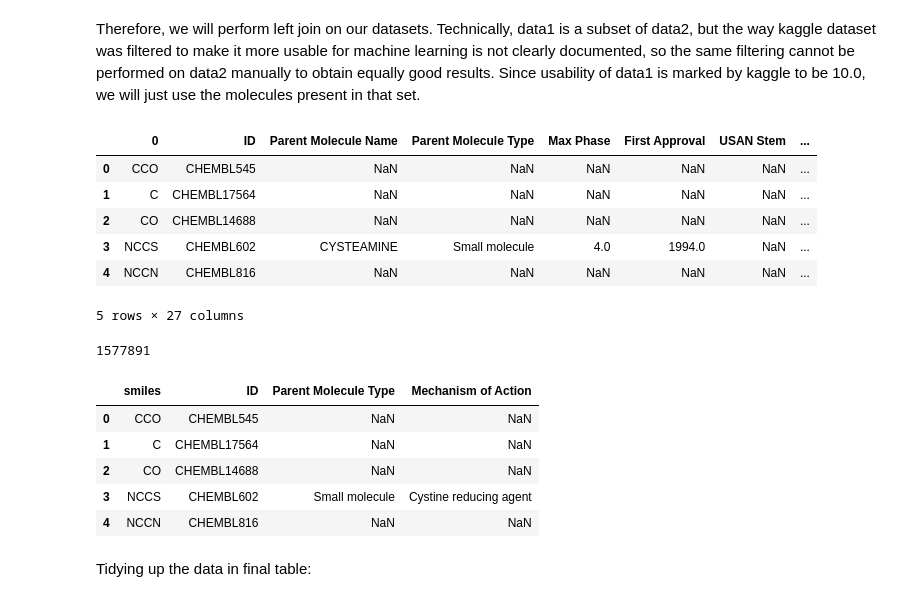
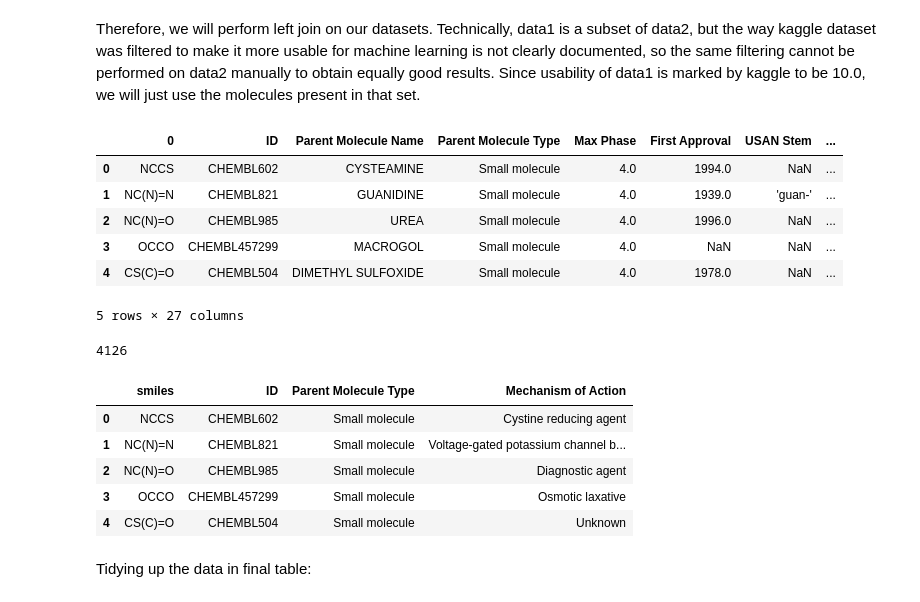
Before and after one commit to turquoise-comb/ml-project, a Jupyter notebook: notebook.ipynb, the cells around one changed output. Drawn from its saved outputs; the diff is of its cells as text; code cells hidden in the pictures.

```diff
--- a/notebook.ipynb
+++ b/notebook.ipynb
@@ -130,33 +129,33 @@ Therefore, we will perform left join on our datasets. Technically, data1 is a su
 # %%
 data1.rename(columns={data1.columns[1]: 'ID'}, inplace=True)
 data2.rename(columns={data2.columns[0]: 'ID'}, inplace=True)
 
-merged_data = pd.merge(data1, data2, on='ID', how='left')
+merged_data = pd.merge(data1, data2, on='ID', how='inner')
 
 merged_data.head()
 # %% [output]
 |  | 0 | ID | Parent Molecule Name | Parent Molecule Type | Max Phase | First Approval | USAN Stem | ... |
-| 0 | CCO | CHEMBL545 | NaN | NaN | NaN | NaN | NaN | ... |
-| 1 | C | CHEMBL17564 | NaN | NaN | NaN | NaN | NaN | ... |
-| 2 | CO | CHEMBL14688 | NaN | NaN | NaN | NaN | NaN | ... |
-| 3 | NCCS | CHEMBL602 | CYSTEAMINE | Small molecule | 4.0 | 1994.0 | NaN | ... |
-| 4 | NCCN | CHEMBL816 | NaN | NaN | NaN | NaN | NaN | ... |
+| 0 | NCCS | CHEMBL602 | CYSTEAMINE | Small molecule | 4.0 | 1994.0 | NaN | ... |
+| 1 | NC(N)=N | CHEMBL821 | GUANIDINE | Small molecule | 4.0 | 1939.0 | 'guan-' | ... |
+| 2 | NC(N)=O | CHEMBL985 | UREA | Small molecule | 4.0 | 1996.0 | NaN | ... |
+| 3 | OCCO | CHEMBL457299 | MACROGOL | Small molecule | 4.0 | NaN | NaN | ... |
+| 4 | CS(C)=O | CHEMBL504 | DIMETHYL SULFOXIDE | Small molecule | 4.0 | 1978.0 | NaN | ... |
 5 rows × 27 columns
 # %%
 print(merged_data.shape[0])
 # %% [output]
-1577891
+4126
 # %%
 merged_data.rename(columns={merged_data.columns[0]: 'smiles'}, inplace=True)
 final = merged_data[['smiles', 'ID', 'Parent Molecule Type', 'Mechanism of Action']]
 final.head()
 # %% [output]
 |  | smiles | ID | Parent Molecule Type | Mechanism of Action |
-| 0 | CCO | CHEMBL545 | NaN | NaN |
-| 1 | C | CHEMBL17564 | NaN | NaN |
-| 2 | CO | CHEMBL14688 | NaN | NaN |
-| 3 | NCCS | CHEMBL602 | Small molecule | Cystine reducing agent |
-| 4 | NCCN | CHEMBL816 | NaN | NaN |
+| 0 | NCCS | CHEMBL602 | Small molecule | Cystine reducing agent |
+| 1 | NC(N)=N | CHEMBL821 | Small molecule | Voltage-gated potassium channel b... |
+| 2 | NC(N)=O | CHEMBL985 | Small molecule | Diagnostic agent |
+| 3 | OCCO | CHEMBL457299 | Small molecule | Osmotic laxative |
+| 4 | CS(C)=O | CHEMBL504 | Small molecule | Unknown |
 # %% [markdown]
 Tidying up the data in final table:
 # %%
```
Also changed, not shown: parts of 11 cells of this notebook.
